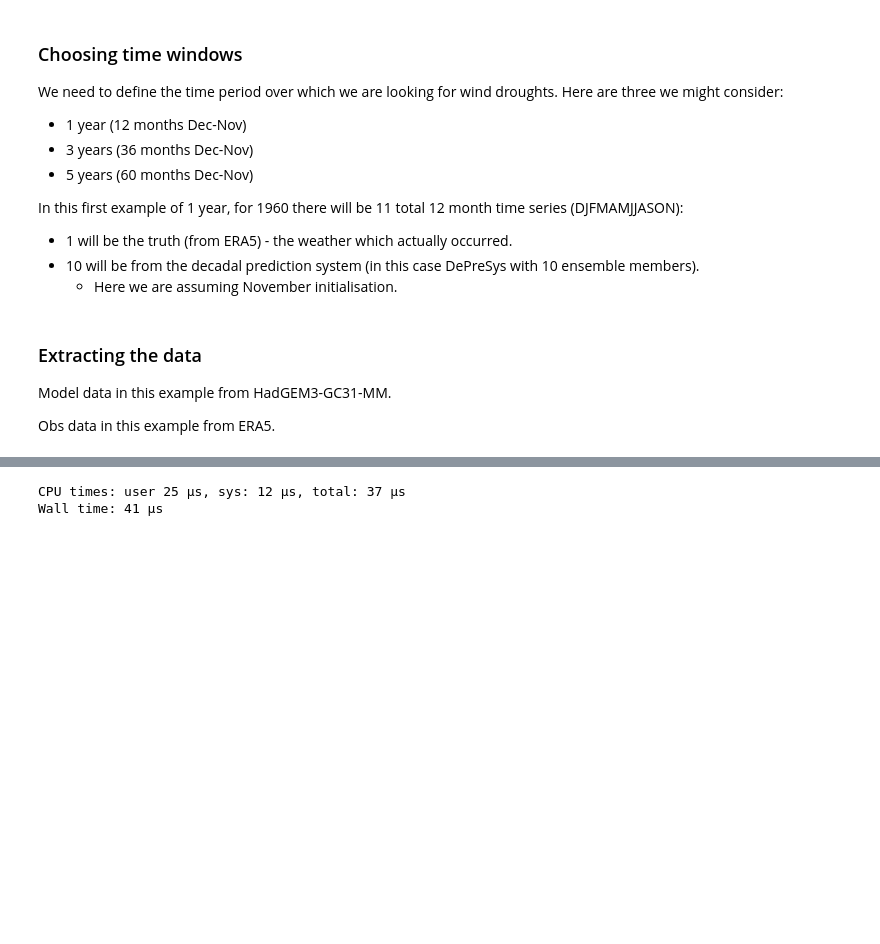
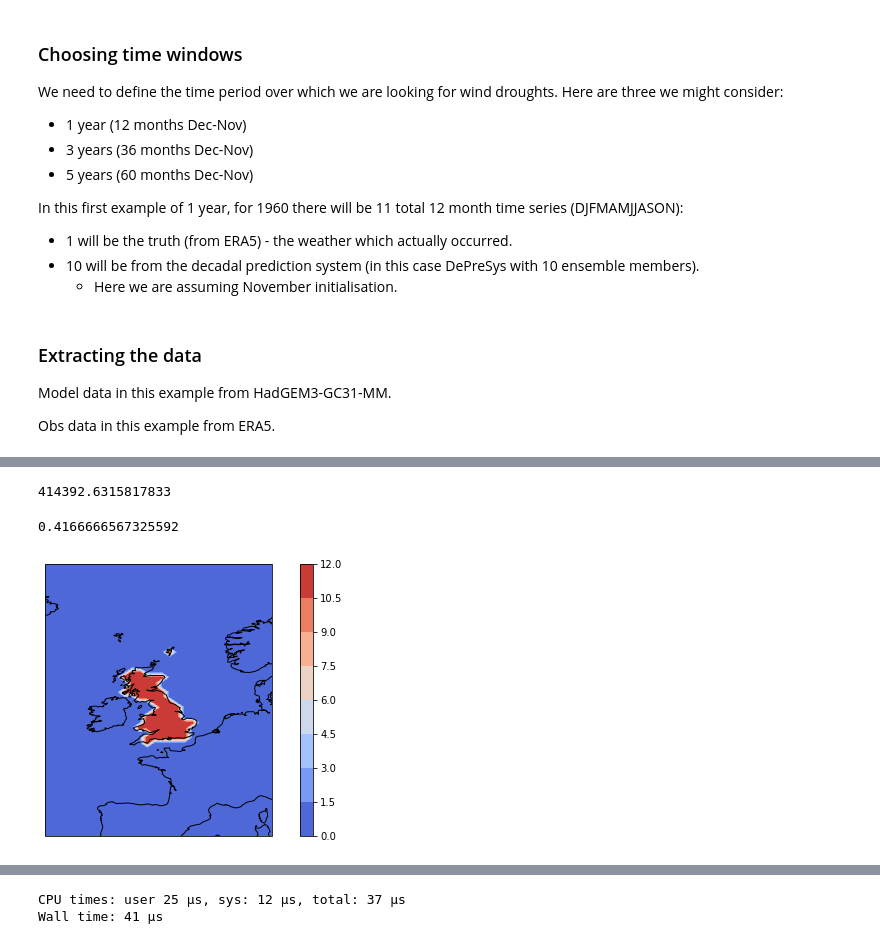
Before and after one commit to benhutchmet/unseen_multi_year, a Jupyter notebook: multi_year_unseen.ipynb, the cells around one changed output, grey strips where cells are left out. Cells and saved outputs as stored; diff of their text form; code cells hidden in the pictures; blank space fills up the shorter version.

```diff
--- a/multi_year_unseen.ipynb
+++ b/multi_year_unseen.ipynb
@@ -312,0 +380,7 @@ member_cube
+# %%
+# use the iris regridder to regrid the obs data to the same grid as the model data
+obs_cube = obs["si10"].squeeze().to_iris()
+# %%
+import iris
+# regrid the obs data to the model grid
+obs_regridded = obs_cube.regrid(member_cube, iris.analysis.Linear())
@@ -345,0 +514,15 @@ Found Country United Kingdom
+# %%
+%%time
+
+# extract the values from the obs data
+obs_values = obs_regridded.data
+
+# extract the lats
+obs_lats = obs_regridded.coord('latitude').points
+obs_lons = obs_regridded.coord('longitude').points
+
+# print the sum of the obs values
+print(np.sum(obs_values))
+
+# apply the mask to the obs data
+obs_values_masked = obs_values * MASK_MATRIX_RESHAPE
@@ -345,0 +533,33 @@ Found Country United Kingdom
+# %%
+print(np.sum(obs_values_masked))
+# %% [output]
+414392.6315817833
+# %%
+obs_lons.min()
+# %% [output]
+0.4166666567325592
+# %%
+# convert obs lons to -180 to 180
+obs_lons = obs_lons - 180
+# %%
+# set up a figure
+plt.figure(figsize=(10, 5))
+
+# include the basemap
+ax = plt.axes(projection=ccrs.PlateCarree(central_longitude=0))
+
+# include coastlines
+ax.coastlines()
+
+# plot the obs data
+plt.contourf(obs_lons, obs_lats, obs_values_masked[0,:,:], cmap='coolwarm')
+
+# set the lat and lon limits
+ax.set_extent([-15, 10, 40, 70], crs=ccrs.PlateCarree())
+
+# include a colorbar
+plt.colorbar()
+
+plt.show()
+# %% [output]
+[figure, added]
```
Also changed, not shown: parts of 46 cells of this notebook, 1 other file.
